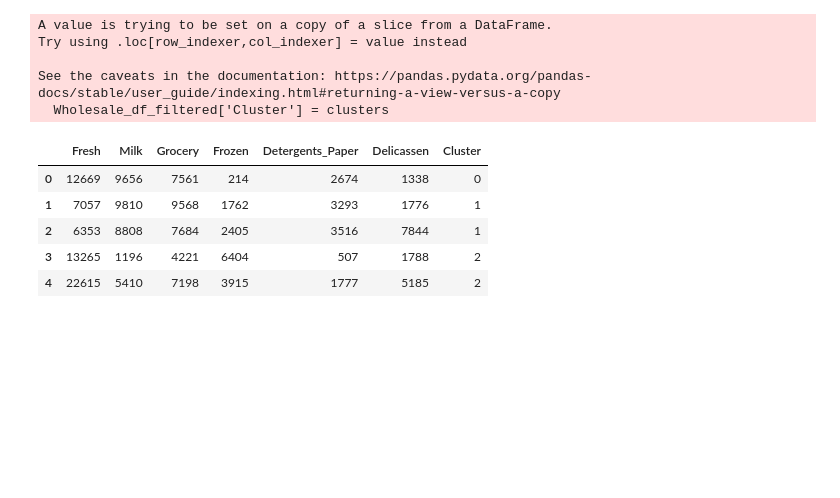
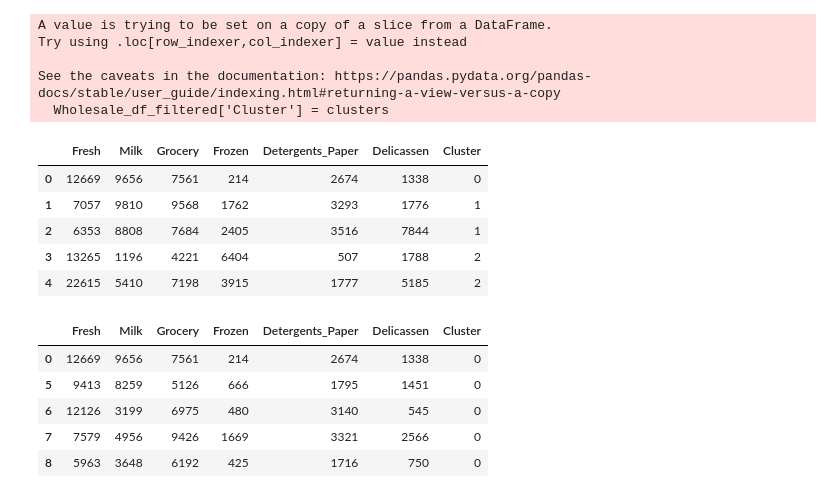
Before and after one commit to SobiaNoorAI/Wholesale-Customer-Segmentation-and-Spending-Behavior-Analysis-By-ML, a Jupyter notebook: K_Means_Clustering_Wholesale_Customers.ipynb, the cells around one changed output. Cells and saved outputs as stored; diff of their text form; code cells hidden in the pictures; blank space fills up the shorter version.

```diff
--- a/K_Means_Clustering_Wholesale_Customers.ipynb
+++ b/K_Means_Clustering_Wholesale_Customers.ipynb
@@ -251,3 +251,13 @@ See the caveats in the documentation: https://pandas.pydata.org/pandas-docs/stab
 | 2 | 6353 | 8808 | 7684 | 2405 | 3516 | 7844 | 1 |
 | 3 | 13265 | 1196 | 4221 | 6404 | 507 | 1788 | 2 |
 | 4 | 22615 | 5410 | 7198 | 3915 | 1777 | 5185 | 2 |
+# %%
+cluster1 = Wholesale_df_filtered[Wholesale_df_filtered['Cluster'] == 0]
+cluster1.head()
+# %% [output]
+|  | Fresh | Milk | Grocery | Frozen | Detergents_Paper | Delicassen | Cluster |
+| 0 | 12669 | 9656 | 7561 | 214 | 2674 | 1338 | 0 |
+| 5 | 9413 | 8259 | 5126 | 666 | 1795 | 1451 | 0 |
+| 6 | 12126 | 3199 | 6975 | 480 | 3140 | 545 | 0 |
+| 7 | 7579 | 4956 | 9426 | 1669 | 3321 | 2566 | 0 |
+| 8 | 5963 | 3648 | 6192 | 425 | 1716 | 750 | 0 |
```
Also changed, not shown: parts of 5 cells of this notebook.
